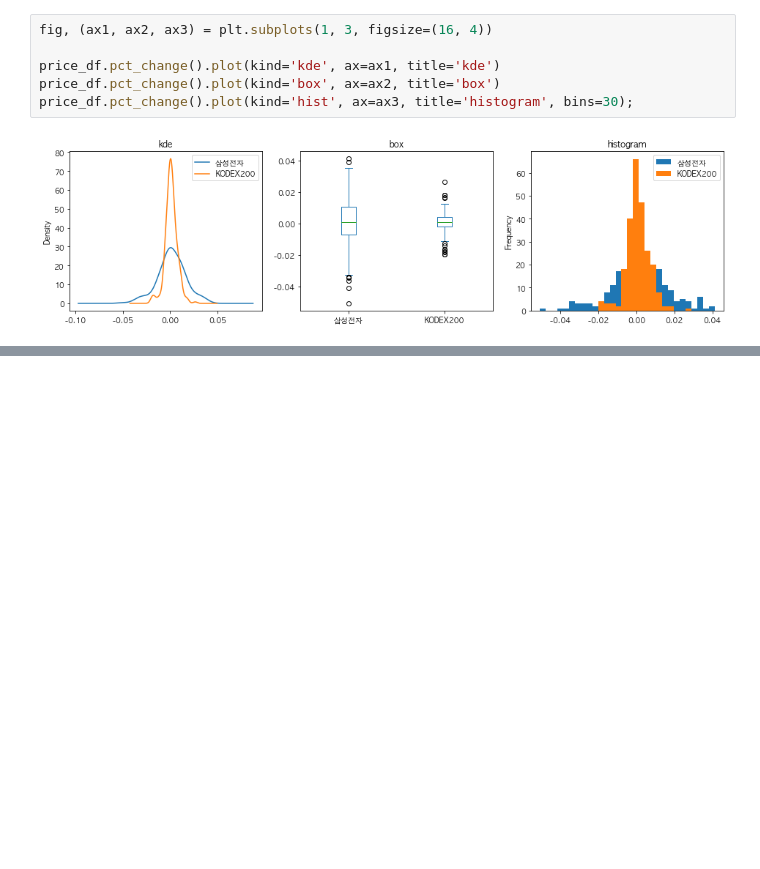
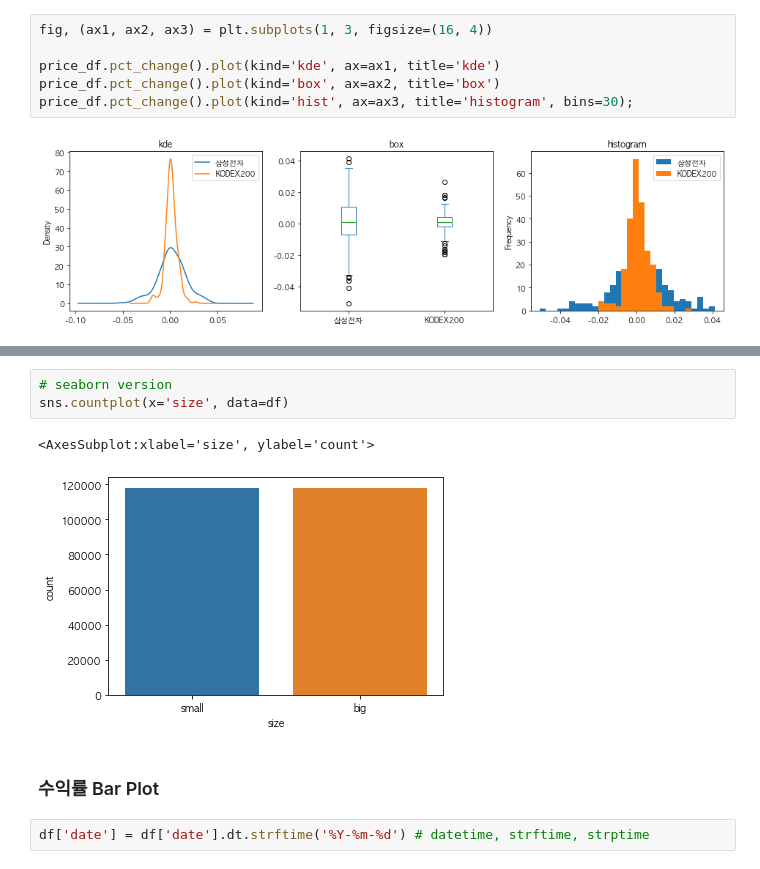
Before and after one commit to JihoQuant/Python-Pandas-Part-1, a Jupyter notebook: visualization_using_matplotlib.ipynb, the cells around one changed output, grey strips where cells are left out. Drawn from its saved outputs; the diff is of its cells as text; blank space fills up the shorter version.

```diff
--- a/visualization_using_matplotlib.ipynb
+++ b/visualization_using_matplotlib.ipynb
@@ -302,0 +391,10 @@ price_df.pct_change().plot(kind='hist', ax=ax3, title='histogram', bins=30);
+# %%
+# seaborn version
+sns.countplot(x='size', data=df)
+# %% [output]
+<AxesSubplot:xlabel='size', ylabel='count'>
+[figure, added]
+# %% [markdown]
+### 수익률 Bar Plot
+# %%
+df['date'] = df['date'].dt.strftime('%Y-%m-%d') # datetime, strftime, strptime
```
Also changed, not shown: parts of 16 cells of this notebook.
